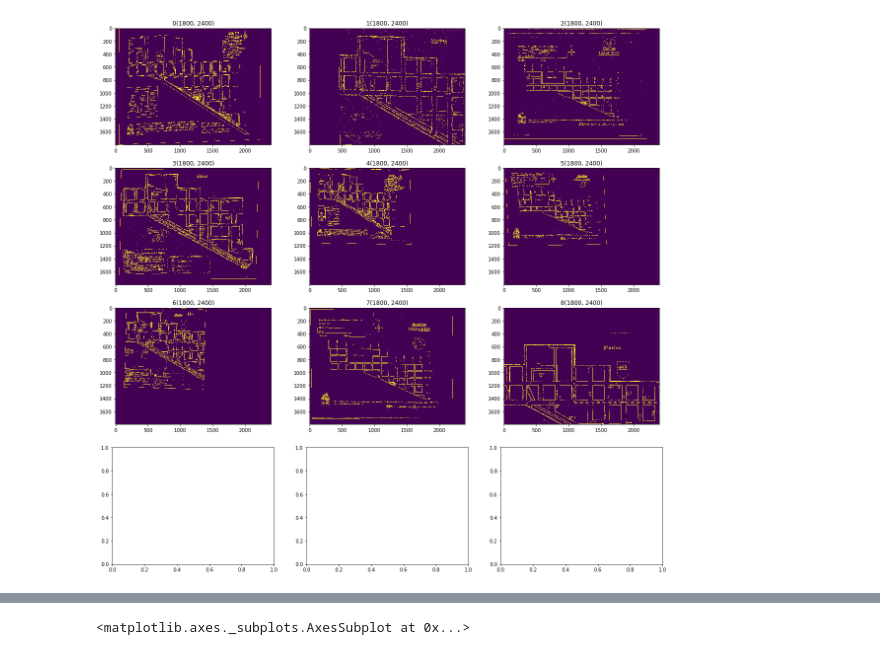
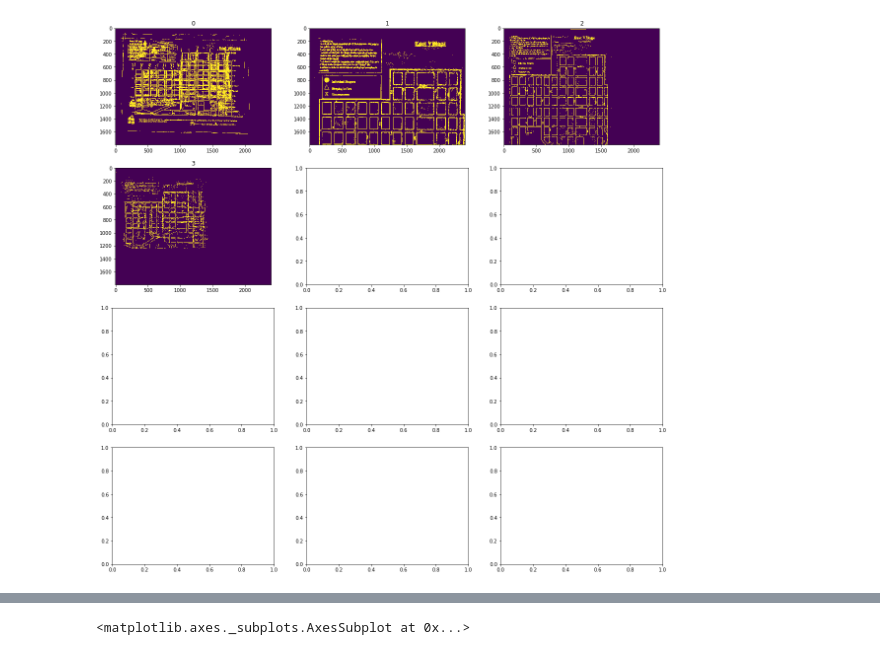
Before and after one commit to sandiegodata-projects/downtown-partnership, a Jupyter notebook: notebooks/Transforms.ipynb, the cells around one changed output, grey strips where cells are left out. Saved outputs shown, nothing was run; the diff lists cells and outputs as text; code cells hidden in the pictures.

```diff
--- a/notebooks/Transforms.ipynb
+++ b/notebooks/Transforms.ipynb
@@ -162,8 +163,9 @@ for name, g in df.groupby('map_name'):
 
         # Now re-run with that number of clusters.
 
-        kmeans = KMeans(n_clusters=i, random_state=0).fit(X)
+        kmeans = KMeans(n_clusters=clusters, random_state=0).fit(X)
         pred = kmeans.predict(X)
+         print(name, n_clusters)
     else:
         print('Skipping ', name)
         pred = 0
@@ -217,7 +221,7 @@ def find_target_poly(neigh_images):
     return min_image
 
 from collections import namedtuple
-Xform = namedtuple('Xform', 'source_image dest_image M image_poly')
+Xform = namedtuple('Xform', 'source_image dest_image M image_poly target_poly')
 
 def average_images(target_poly, images):
     """Align all of the neighborhood images, then threshold to monochrome ( Max pixel value of 1).
@@ -240,7 +244,7 @@ def average_images(target_poly, images):
 
         thresh = cv2.adaptiveThreshold(gray, 1,cv2.ADAPTIVE_THRESH_MEAN_C,cv2.THRESH_BINARY,5,0)
 
-        transforms[image_url] = Xform(img, thresh, M, image_poly)
+        transforms[image_url] = Xform(img, thresh, M, image_poly, target_poly)
 
         if sum_img is None:
             sum_img = thresh.copy()
@@ -282,15 +299,28 @@ for neighborhood, n_images in images:
 # %%
 ex_image = {}
 for (n,cluster), (xfs, sum_img) in archetypes.items():
-
-    if n == 'marina':
-        ex_image[cluster] = list(xfs.values())[0].dest_image
+    if n == 'east_village_a':
+        ex_image[cluster] = sum_img.copy()  #list(xfs.values())[0].dest_image
 
 
 fig, axes = plt.subplots(nrows=4, ncols=3, figsize=(20,20))
 
+def thresh(img):
+
+    return cv2.threshold(img, 2, 255,cv2.THRESH_BINARY)[1]
+
+def athresh(img):
+
+    #img = cv2.cvtColor(img, cv2.COLOR_BGR2GRAY)
+    img = cv2.adaptiveThreshold(img, 1,cv2.ADAPTIVE_THRESH_MEAN_C,cv2.THRESH_BINARY,11,2)
+    #img = cv2.bitwise_not(img)
+    img = 1-img
+    return img
+
 for ax, (cluster,image) in zip(axes.flat,ex_image.items()):
+    image = thresh(image)
     ax.imshow(image)
-    ax.set_title(str(cluster)+str(image.shape))
+    ax.set_title(str(cluster))
+    cv2.imwrite('/tmp/{}.png'.format(cluster), image)
 # %% [output]
-[figure, old version]
+[figure, new version]
```
Also changed, not shown: parts of 13 cells of this notebook, 36 other files.
